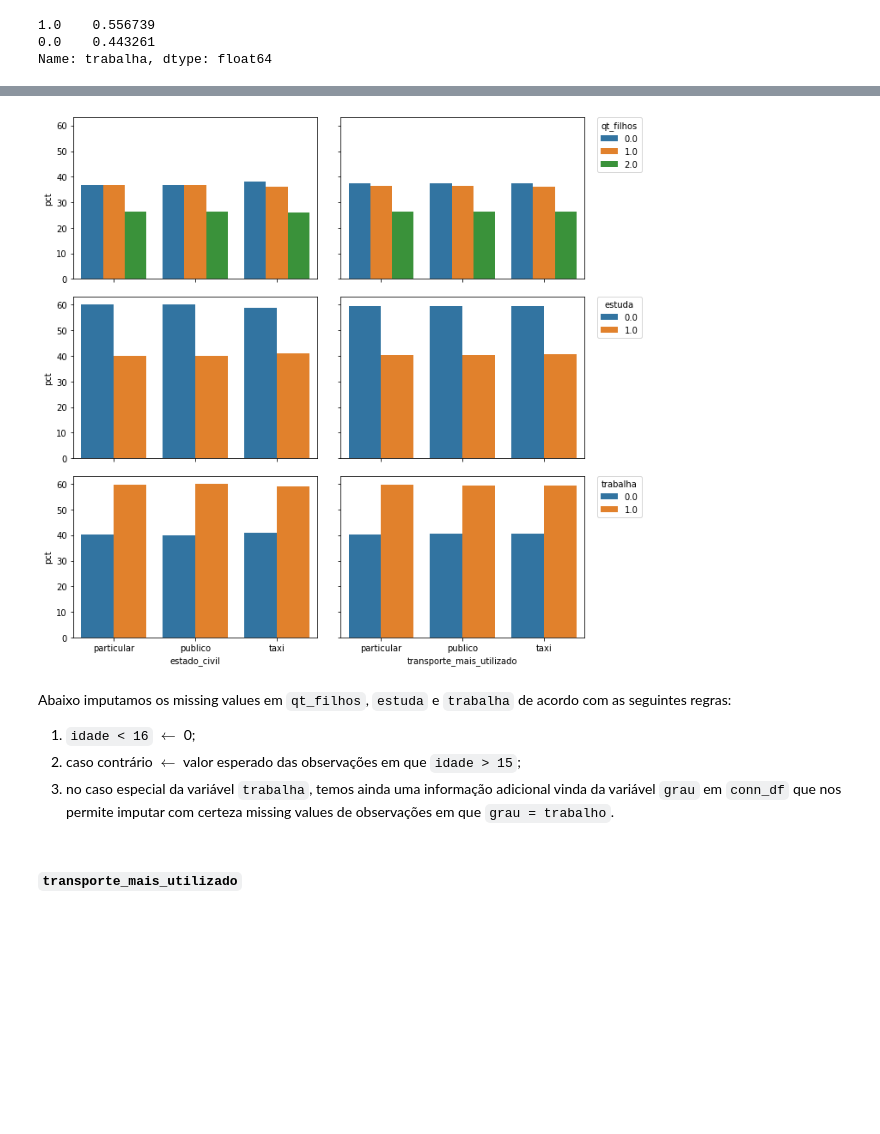
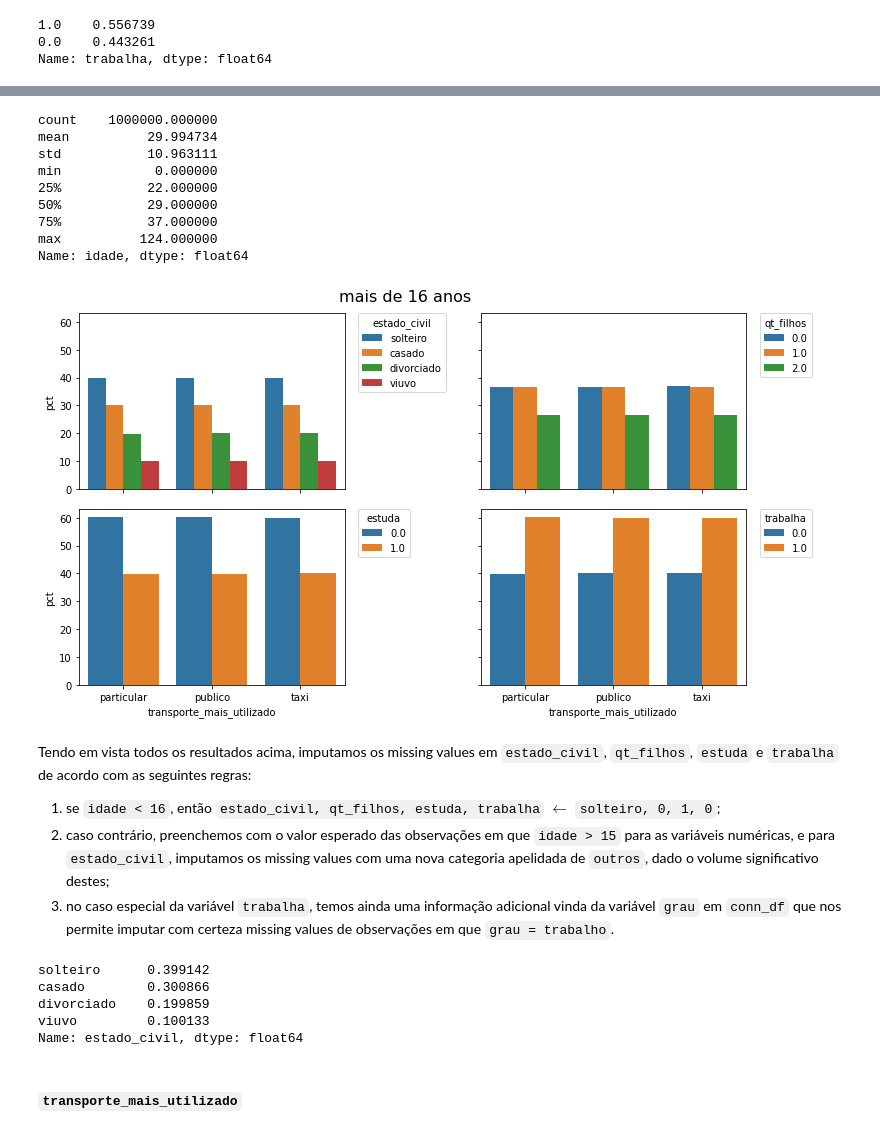
Before and after one commit to jeffc00/case_neoway, a Jupyter notebook: notebooks/case_neoway.ipynb, the cells around one changed output, grey strips where cells are left out. Drawn from its saved outputs; the diff is of its cells as text; code cells hidden in the pictures; blank space fills up the shorter version.

```diff
--- a/notebooks/case_neoway.ipynb
+++ b/notebooks/case_neoway.ipynb
@@ -593,10 +665,0 @@ ax[2].set_ylabel('');
-# %%
-ind_df_2['idade_cat'] = '16_mais'
-ind_df_2.loc[ind_df_2['idade_quantis'] == 1, 'idade_cat'] = 'ate_16'
-ind_df_2['idade_cat'] = pd.Categorical(ind_df_2['idade_cat'],
-                                       categories=['ate_16', '16_mais'],
-                                       ordered=True)
-
-ind_df_2.drop('idade_quantis', axis=1, inplace=True)
-
-ind_df_2.loc[ind_df_2['idade_cat'] == 'ate_16', 'idade'].describe().T
@@ -638,29 +740,42 @@ Uma observação interessante acima é a correlação praticamente nula entre to
+# %%
+ind_df_2['idade'].describe().T
+# %% [output]
+count    1000000.000000
+mean          29.994734
+std           10.963111
+min            0.000000
+25%           22.000000
+50%           29.000000
+75%           37.000000
+max          124.000000
+Name: idade, dtype: float64
 # %%
-fig, ax = plt.subplots(3, 2, figsize=(9, 9), sharex=True, sharey=True)
-fig.tight_layout()
+fig, ax = plt.subplots(2, 2, figsize=(10, 6), sharex=True, sharey=True)
+fig.tight_layout(w_pad=12)
+fig.subplots_adjust(top=0.925)
+fig.suptitle('mais de 16 anos', fontsize=16)
 
-cols_1 = ['qt_filhos', 'estuda', 'trabalha']
-cols_2 = ['estado_civil', 'transporte_mais_utilizado']
-for i, c1 in enumerate(cols_1):
-    for j, c2 in enumerate(cols_2):
-        tmp = (ind_df_2_
-               .groupby(c2)[c1]
-               .value_counts(normalize=True)
-               .rename('pct')
-               .mul(100)
-               .reset_index())
-        sns.barplot(x=c2, y='pct', hue=c1, data=tmp, ax=ax[i%3, j%2])
-        if (c1 == 'qt_filhos') or (c1 == 'estuda'):
-            ax[i%3, j%2].set_xlabel('')
-        if c2 == 'estado_civil':
-            ax[i%3, j%2].get_legend().remove()
-        if c2 == 'transporte_mais_utilizado':
-            ax[i%3, j%2].set_ylabel('')
-            ax[i%3, j%2].legend(bbox_to_anchor=(1.05, 1), loc=2, borderaxespad=0, title=c1)
+cols = ['estado_civil', 'qt_filhos', 'estuda', 'trabalha']
+
+for n, c in enumerate(cols):
+    tmp = (ind_df_2
+           .loc[ind_df_2['idade_16mais']]
+           .groupby('transporte_mais_utilizado')[c]
+           .value_counts(normalize=True)
+           .rename('pct')
+           .mul(100)
+           .reset_index())
+    sns.barplot(x='transporte_mais_utilizado', y='pct', hue=c, data=tmp, ax=ax[n//2, n%2])
+    ax[n//2, n%2].legend(bbox_to_anchor=(1.05, 1), loc=2, borderaxespad=0, title=c)
+
+ax[0, 0].set_xlabel('')
+ax[0, 1].set_xlabel('')
+ax[0, 1].set_ylabel('')
+ax[1, 1].set_ylabel('');
 # %% [output]
-[figure, old version]
+[figure, new version]
 # %% [markdown]
-Abaixo imputamos os missing values em `qt_filhos`, `estuda` e `trabalha` de acordo com as seguintes regras:
-1. `idade < 16` $\leftarrow$ 0;
-2. caso contrário $\leftarrow$ valor esperado das observações em que `idade > 15`;
+Tendo em vista todos os resultados acima, imputamos os missing values em `estado_civil`, `qt_filhos`, `estuda` e `trabalha` de acordo com as seguintes regras:
+1. se `idade < 16`, então `estado_civil, qt_filhos, estuda, trabalha` $\leftarrow$ `solteiro, 0, 1, 0`;
+2. caso contrário, preenchemos com o valor esperado das observações em que `idade > 15` para as variáveis numéricas, e para `estado_civil`, imputamos os missing values com uma nova categoria apelidada de `outros`, dado o volume significativo destes;
 3. no caso especial da variável `trabalha`, temos ainda uma informação adicional vinda da variável `grau` em `conn_df` que nos permite imputar com certeza missing values de observações em que `grau = trabalho`.
@@ -681,0 +782,8 @@ for c in cols:
+# %%
+ind_df_2.loc[ind_df_2['idade_16mais'], 'estado_civil'].value_counts(normalize=True)
+# %% [output]
+solteiro      0.399142
+casado        0.300866
+divorciado    0.199859
+viuvo         0.100133
+Name: estado_civil, dtype: float64
```
Also changed, not shown: parts of 86 cells of this notebook.
